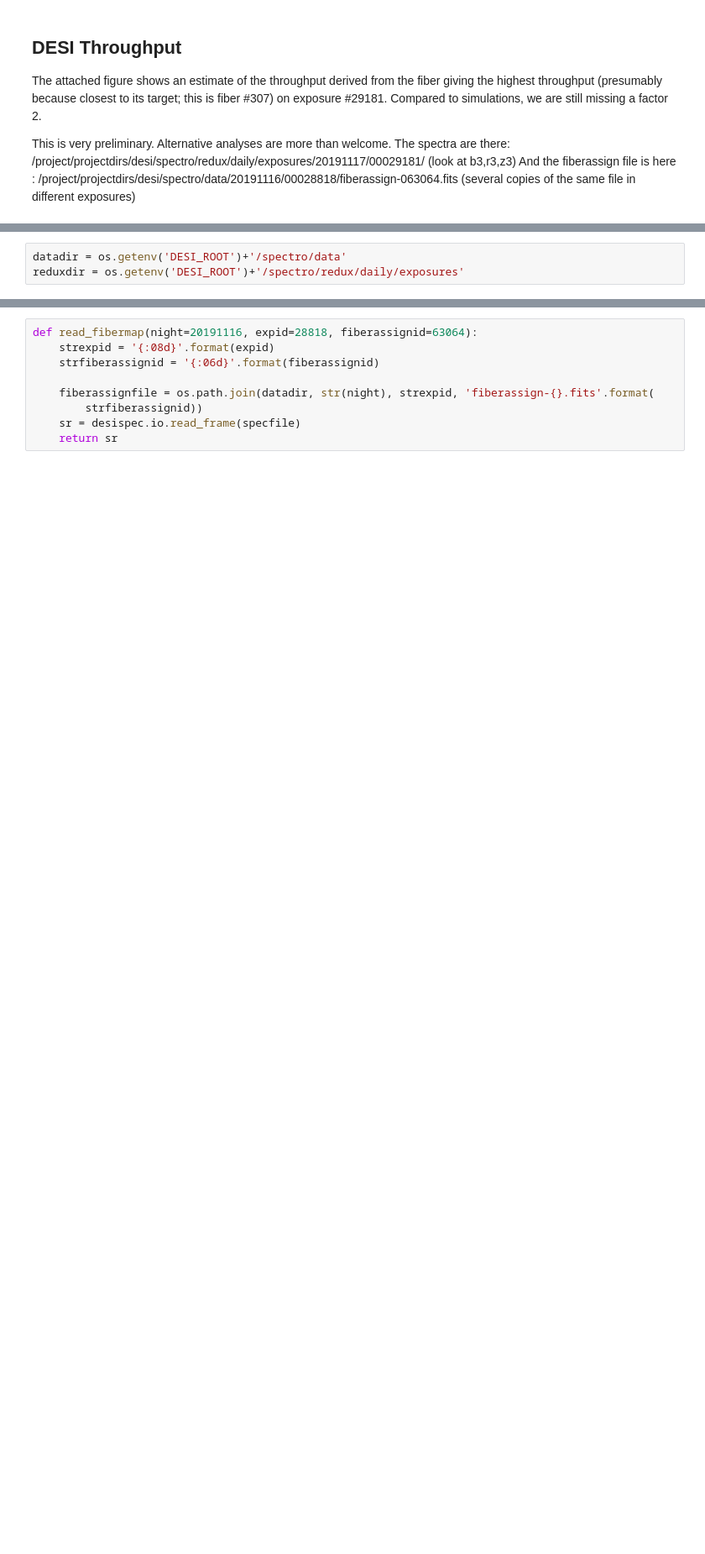
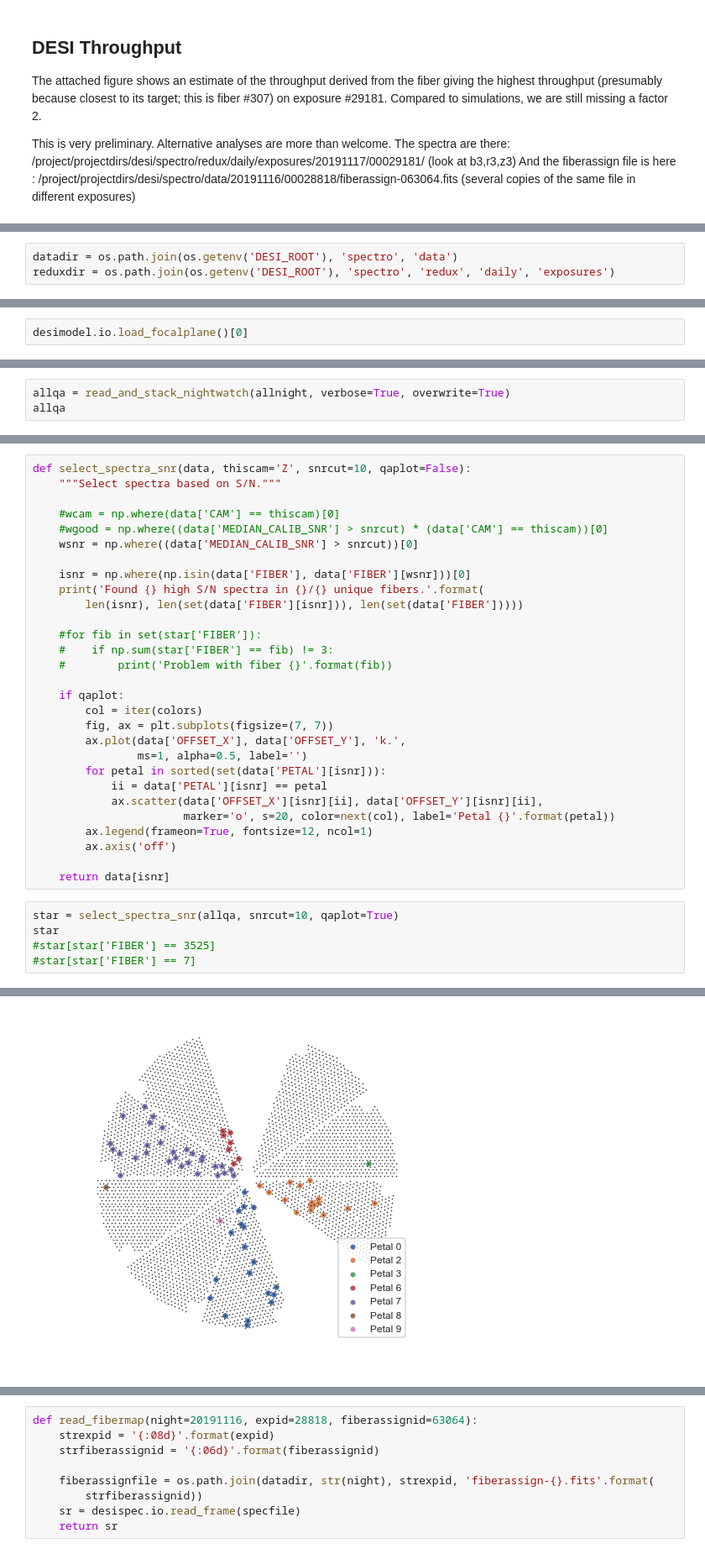
Before and after one commit to moustakas/impy, a Jupyter notebook: projects/desi/cmx/cmx-throughput.ipynb, the cells around one changed output, grey strips where cells are left out. Shown: that part at 84% size. Cells and saved outputs as stored; diff of their text form; blank space fills up the shorter version.

```diff
--- a/projects/desi/cmx/cmx-throughput.ipynb
+++ b/projects/desi/cmx/cmx-throughput.ipynb
@@ -28,3 +31,3 @@ sns.set(context='talk', style='ticks', font_scale=1.1)
 # %%
-datadir = os.getenv('DESI_ROOT')+'/spectro/data'
-reduxdir = os.getenv('DESI_ROOT')+'/spectro/redux/daily/exposures'
+datadir = os.path.join(os.getenv('DESI_ROOT'), 'spectro', 'data')
+reduxdir = os.path.join(os.getenv('DESI_ROOT'), 'spectro', 'redux', 'daily', 'exposures')
@@ -30,0 +49,2 @@ reduxdir = os.getenv('DESI_ROOT')+'/spectro/redux/daily/exposures'
+# %%
+desimodel.io.load_focalplane()[0]
@@ -30,0 +138,3 @@ reduxdir = os.getenv('DESI_ROOT')+'/spectro/redux/daily/exposures'
+# %%
+allqa = read_and_stack_nightwatch(allnight, verbose=True, overwrite=True)
+allqa
@@ -30,0 +168,35 @@ reduxdir = os.getenv('DESI_ROOT')+'/spectro/redux/daily/exposures'
+# %%
+def select_spectra_snr(data, thiscam='Z', snrcut=10, qaplot=False):
+    """Select spectra based on S/N."""
+
+    #wcam = np.where(data['CAM'] == thiscam)[0]
+    #wgood = np.where((data['MEDIAN_CALIB_SNR'] > snrcut) * (data['CAM'] == thiscam))[0]
+    wsnr = np.where((data['MEDIAN_CALIB_SNR'] > snrcut))[0]
+
+    isnr = np.where(np.isin(data['FIBER'], data['FIBER'][wsnr]))[0]
+    print('Found {} high S/N spectra in {}/{} unique fibers.'.format(
+        len(isnr), len(set(data['FIBER'][isnr])), len(set(data['FIBER']))))
+
+    #for fib in set(star['FIBER']):
+    #    if np.sum(star['FIBER'] == fib) != 3:
+    #        print('Problem with fiber {}'.format(fib))
+
+    if qaplot:
+        col = iter(colors)
+        fig, ax = plt.subplots(figsize=(7, 7))
+        ax.plot(data['OFFSET_X'], data['OFFSET_Y'], 'k.',
+                ms=1, alpha=0.5, label='')
+        for petal in sorted(set(data['PETAL'][isnr])):
+            ii = data['PETAL'][isnr] == petal
+            ax.scatter(data['OFFSET_X'][isnr][ii], data['OFFSET_Y'][isnr][ii],
+                       marker='o', s=20, color=next(col), label='Petal {}'.format(petal))
+        ax.legend(frameon=True, fontsize=12, ncol=1)
+        ax.axis('off')
+
+    return data[isnr]
+# %%
+star = select_spectra_snr(allqa, snrcut=10, qaplot=True)
+star
+#star[star['FIBER'] == 3525]
+#star[star['FIBER'] == 7]
+# %% [output]
@@ -30,0 +224 @@ reduxdir = os.getenv('DESI_ROOT')+'/spectro/redux/daily/exposures'
+[figure, added]
```
Also changed, not shown: parts of 28 cells of this notebook.
